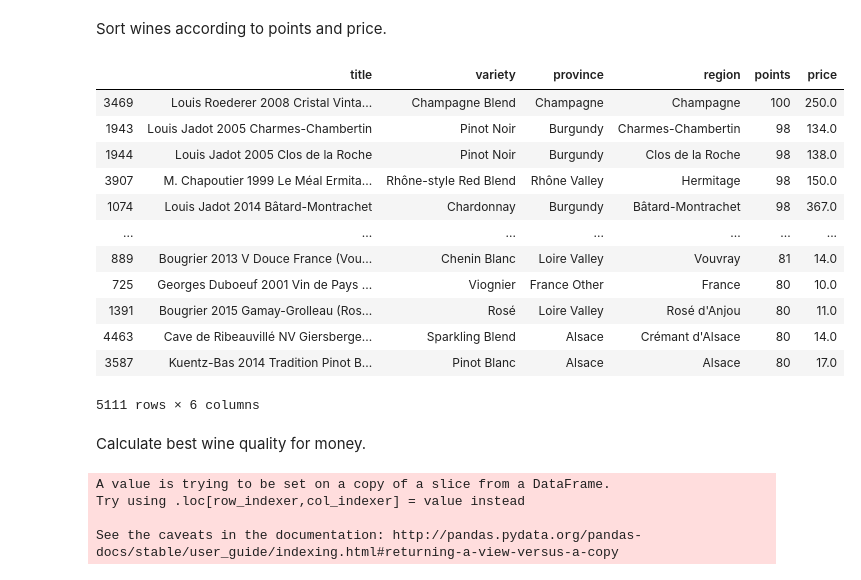
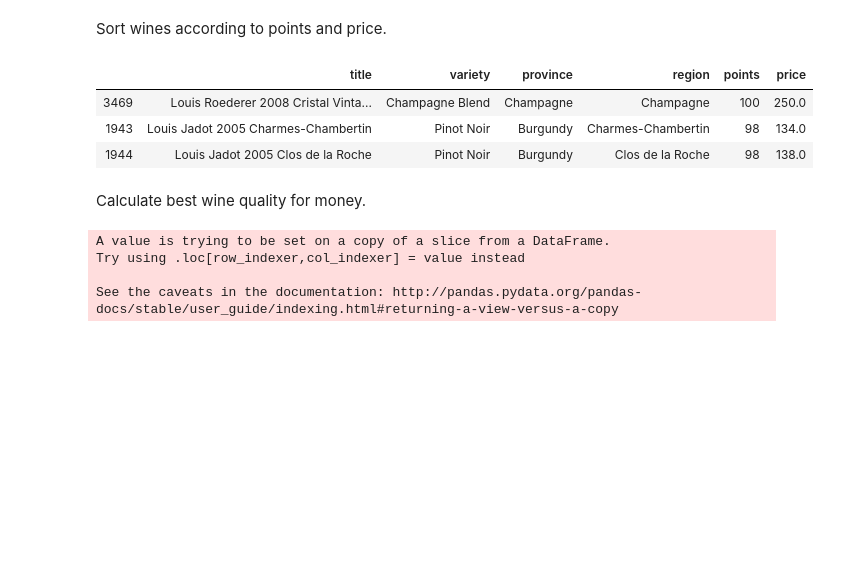
Before and after one commit to com-480-data-visualization/com-480-project-lesvizerables, a Jupyter notebook: Milestone1.ipynb, the cells around one changed output. Drawn from its saved outputs; the diff is of its cells as text; code cells hidden in the pictures; blank space fills up the shorter version.

```diff
--- a/Milestone1.ipynb
+++ b/Milestone1.ipynb
@@ -327,21 +329,12 @@ provinces
 Sort wines according to points and price.
 # %%
 sortedPointsPrice = wines_lim[['title', 'variety', 'province', 'region', 'points', 'price']].sort_values(by=['points', 'price'], ascending=(False, True))
-sortedPointsPrice
+sortedPointsPrice.head(3)
 # %% [output]
 |  | title | variety | province | region | points | price |
 | 3469 | Louis Roederer 2008 Cristal Vinta... | Champagne Blend | Champagne | Champagne | 100 | 250.0 |
 | 1943 | Louis Jadot 2005 Charmes-Chambertin | Pinot Noir | Burgundy | Charmes-Chambertin | 98 | 134.0 |
 | 1944 | Louis Jadot 2005 Clos de la Roche | Pinot Noir | Burgundy | Clos de la Roche | 98 | 138.0 |
-| 3907 | M. Chapoutier 1999 Le Méal Ermita... | Rhône-style Red Blend | Rhône Valley | Hermitage | 98 | 150.0 |
-| 1074 | Louis Jadot 2014 Bâtard-Montrachet | Chardonnay | Burgundy | Bâtard-Montrachet | 98 | 367.0 |
-| ... | ... | ... | ... | ... | ... | ... |
-| 889 | Bougrier 2013 V Douce France (Vou... | Chenin Blanc | Loire Valley | Vouvray | 81 | 14.0 |
-| 725 | Georges Duboeuf 2001 Vin de Pays ... | Viognier | France Other | France | 80 | 10.0 |
-| 1391 | Bougrier 2015 Gamay-Grolleau (Ros... | Rosé | Loire Valley | Rosé d'Anjou | 80 | 11.0 |
-| 4463 | Cave de Ribeauvillé NV Giersberge... | Sparkling Blend | Alsace | Crémant d'Alsace | 80 | 14.0 |
-| 3587 | Kuentz-Bas 2014 Tradition Pinot B... | Pinot Blanc | Alsace | Alsace | 80 | 17.0 |
-5111 rows × 6 columns
 # %% [markdown]
 Calculate best wine quality for money.
 # %%
```
Also changed, not shown: parts of 16 cells of this notebook, 7 other files.
